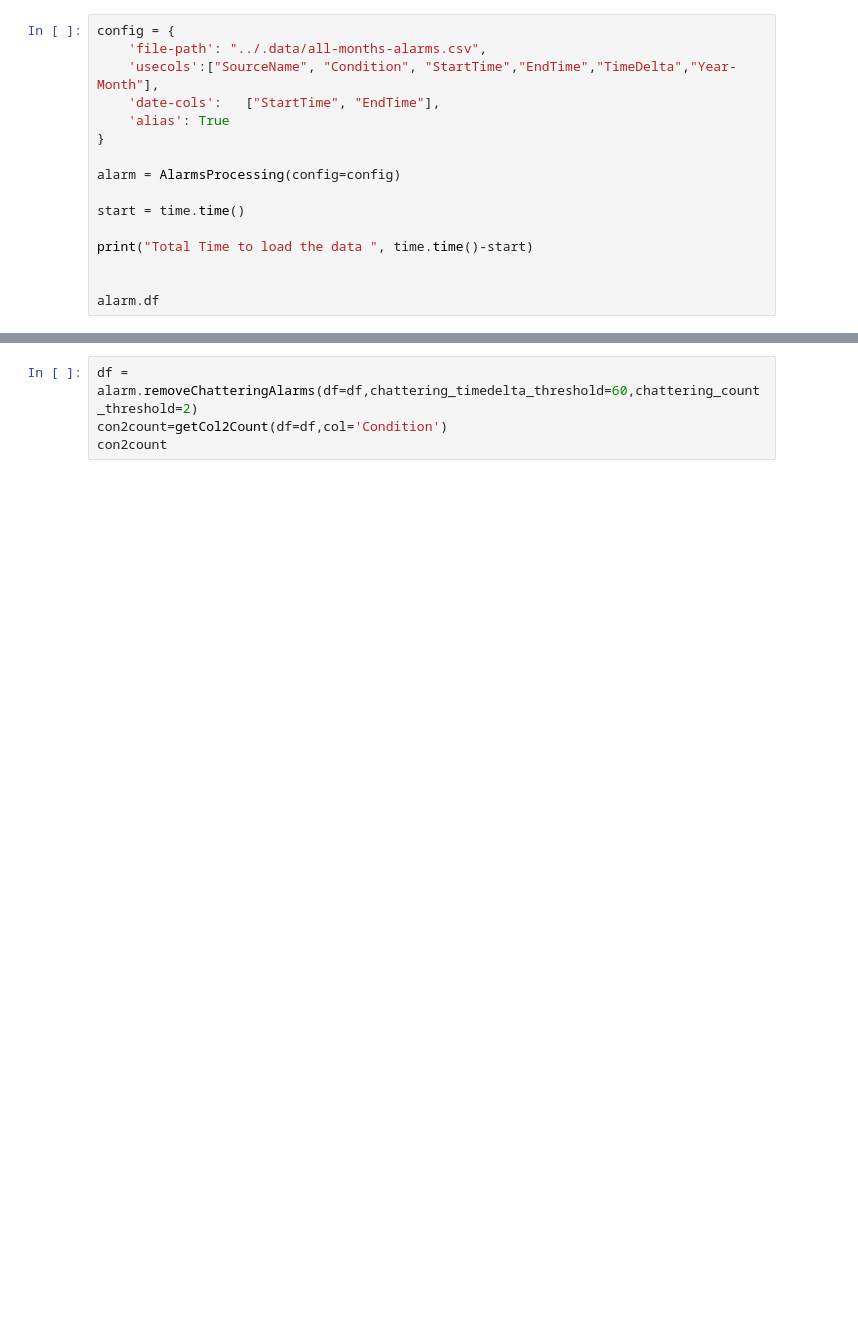
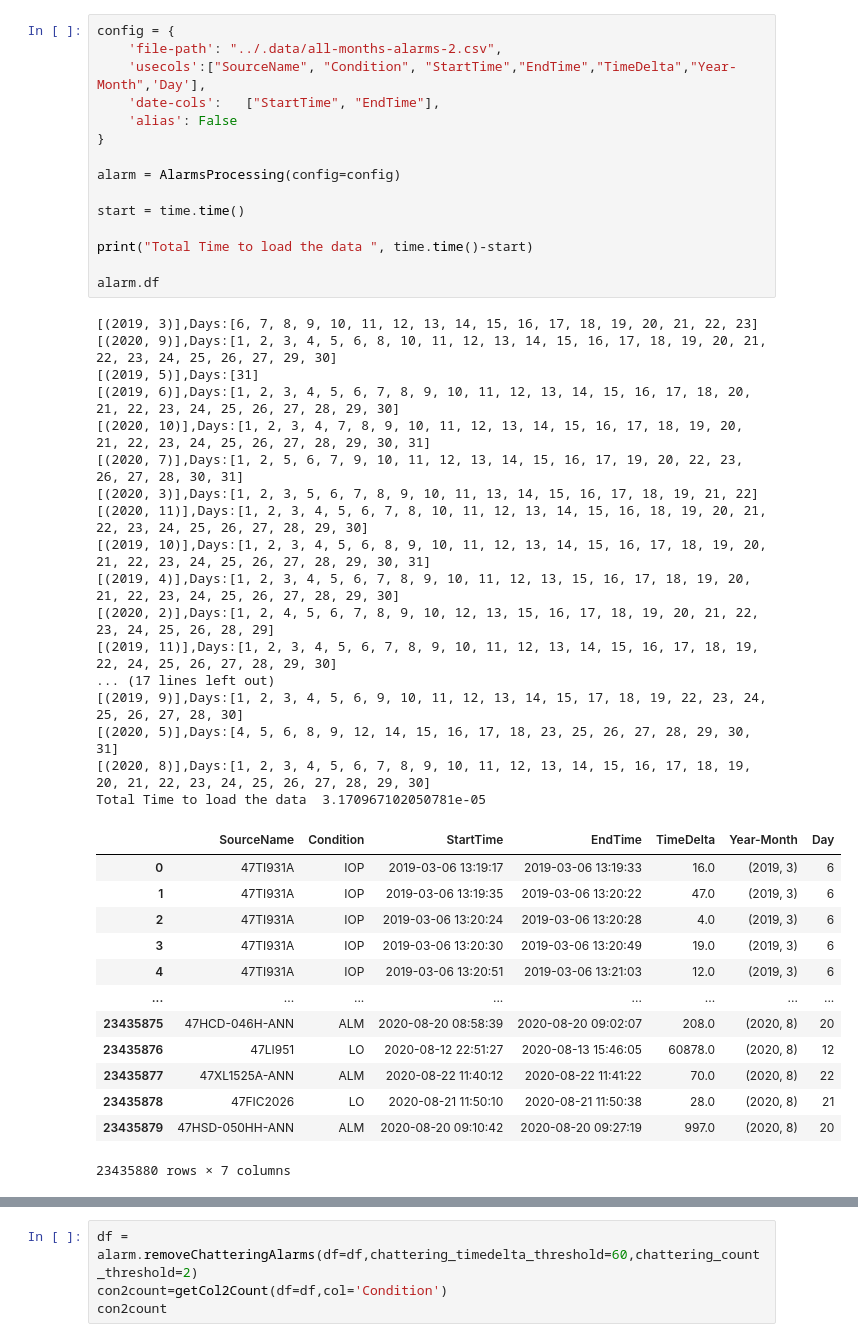
Before and after one commit to warisgill/predict-future-alarms, a Jupyter notebook: project/dataset_prep-2.ipynb, the cells around one changed output, grey strips where cells are left out. Cells and saved outputs as stored; diff of their text form; blank space fills up the shorter version.

```diff
--- a/project/dataset_prep-2.ipynb
+++ b/project/dataset_prep-2.ipynb
@@ -259,19 +154,49 @@ def getCol2Count(df,col):
 # %%
 config = {
-    'file-path': "../.data/all-months-alarms.csv",
-    'usecols':["SourceName", "Condition", "StartTime","EndTime","TimeDelta","Year-Month"],
+    'file-path': "../.data/all-months-alarms-2.csv",
+    'usecols':["SourceName", "Condition", "StartTime","EndTime","TimeDelta","Year-Month",'Day'],
     'date-cols':   ["StartTime", "EndTime"],
-    'alias': True
+    'alias': False
 }
 
 alarm = AlarmsProcessing(config=config)
 
 start = time.time()
 
 print("Total Time to load the data ", time.time()-start)
 
-
 alarm.df
+# %% [output]
+[(2019, 3)],Days:[6, 7, 8, 9, 10, 11, 12, 13, 14, 15, 16, 17, 18, 19, 20, 21, 22, 23]
+[(2020, 9)],Days:[1, 2, 3, 4, 5, 6, 8, 10, 11, 12, 13, 14, 15, 16, 17, 18, 19, 20, 21, 22, 23, 24, 25, 26, 27, 29, 30]
+[(2019, 5)],Days:[31]
+[(2019, 6)],Days:[1, 2, 3, 4, 5, 6, 7, 8, 9, 10, 11, 12, 13, 14, 15, 16, 17, 18, 20, 21, 22, 23, 24, 25, 26, 27, 28, 29, 30]
+[(2020, 10)],Days:[1, 2, 3, 4, 7, 8, 9, 10, 11, 12, 13, 14, 15, 16, 17, 18, 19, 20, 21, 22, 23, 24, 25, 26, 27, 28, 29, 30, 31]
+[(2020, 7)],Days:[1, 2, 5, 6, 7, 9, 10, 11, 12, 13, 14, 15, 16, 17, 19, 20, 22, 23, 26, 27, 28, 30, 31]
+[(2020, 3)],Days:[1, 2, 3, 5, 6, 7, 8, 9, 10, 11, 13, 14, 15, 16, 17, 18, 19, 21, 22]
+[(2020, 11)],Days:[1, 2, 3, 4, 5, 6, 7, 8, 10, 11, 12, 13, 14, 15, 16, 18, 19, 20, 21, 22, 23, 24, 25, 26, 27, 28, 29, 30]
+[(2019, 10)],Days:[1, 2, 3, 4, 5, 6, 8, 9, 10, 11, 12, 13, 14, 15, 16, 17, 18, 19, 20, 21, 22, 23, 24, 25, 26, 27, 28, 29, 30, 31]
+[(2019, 4)],Days:[1, 2, 3, 4, 5, 6, 7, 8, 9, 10, 11, 12, 13, 15, 16, 17, 18, 19, 20, 21, 22, 23, 24, 25, 26, 27, 28, 29, 30]
+[(2020, 2)],Days:[1, 2, 4, 5, 6, 7, 8, 9, 10, 12, 13, 15, 16, 17, 18, 19, 20, 21, 22, 23, 24, 25, 26, 28, 29]
+[(2019, 11)],Days:[1, 2, 3, 4, 5, 6, 7, 8, 9, 10, 11, 12, 13, 14, 15, 16, 17, 18, 19, 22, 24, 25, 26, 27, 28, 29, 30]
+... (17 lines left out)
+[(2019, 9)],Days:[1, 2, 3, 4, 5, 6, 9, 10, 11, 12, 13, 14, 15, 17, 18, 19, 22, 23, 24, 25, 26, 27, 28, 30]
+[(2020, 5)],Days:[4, 5, 6, 8, 9, 12, 14, 15, 16, 17, 18, 23, 25, 26, 27, 28, 29, 30, 31]
+[(2020, 8)],Days:[1, 2, 3, 4, 5, 6, 7, 8, 9, 10, 11, 12, 13, 14, 15, 16, 17, 18, 19, 20, 21, 22, 23, 24, 25, 26, 27, 28, 29, 30]
+Total Time to load the data  3.170967102050781e-05
+|  | SourceName | Condition | StartTime | EndTime | TimeDelta | Year-Month | Day |
+| 0 | 47TI931A | IOP | 2019-03-06 13:19:17 | 2019-03-06 13:19:33 | 16.0 | (2019, 3) | 6 |
+| 1 | 47TI931A | IOP | 2019-03-06 13:19:35 | 2019-03-06 13:20:22 | 47.0 | (2019, 3) | 6 |
+| 2 | 47TI931A | IOP | 2019-03-06 13:20:24 | 2019-03-06 13:20:28 | 4.0 | (2019, 3) | 6 |
+| 3 | 47TI931A | IOP | 2019-03-06 13:20:30 | 2019-03-06 13:20:49 | 19.0 | (2019, 3) | 6 |
+| 4 | 47TI931A | IOP | 2019-03-06 13:20:51 | 2019-03-06 13:21:03 | 12.0 | (2019, 3) | 6 |
+| ... | ... | ... | ... | ... | ... | ... | ... |
+| 23435875 | 47HCD-046H-ANN | ALM | 2020-08-20 08:58:39 | 2020-08-20 09:02:07 | 208.0 | (2020, 8) | 20 |
+| 23435876 | 47LI951 | LO | 2020-08-12 22:51:27 | 2020-08-13 15:46:05 | 60878.0 | (2020, 8) | 12 |
+| 23435877 | 47XL1525A-ANN | ALM | 2020-08-22 11:40:12 | 2020-08-22 11:41:22 | 70.0 | (2020, 8) | 22 |
+| 23435878 | 47FIC2026 | LO | 2020-08-21 11:50:10 | 2020-08-21 11:50:38 | 28.0 | (2020, 8) | 21 |
+| 23435879 | 47HSD-050HH-ANN | ALM | 2020-08-20 09:10:42 | 2020-08-20 09:27:19 | 997.0 | (2020, 8) | 20 |
+23435880 rows × 7 columns
 # %%
 con2count=getCol2Count(df=alarm.df,col='Condition')
 con2count
```
Also changed, not shown: parts of 10 cells of this notebook, 3 other files.
